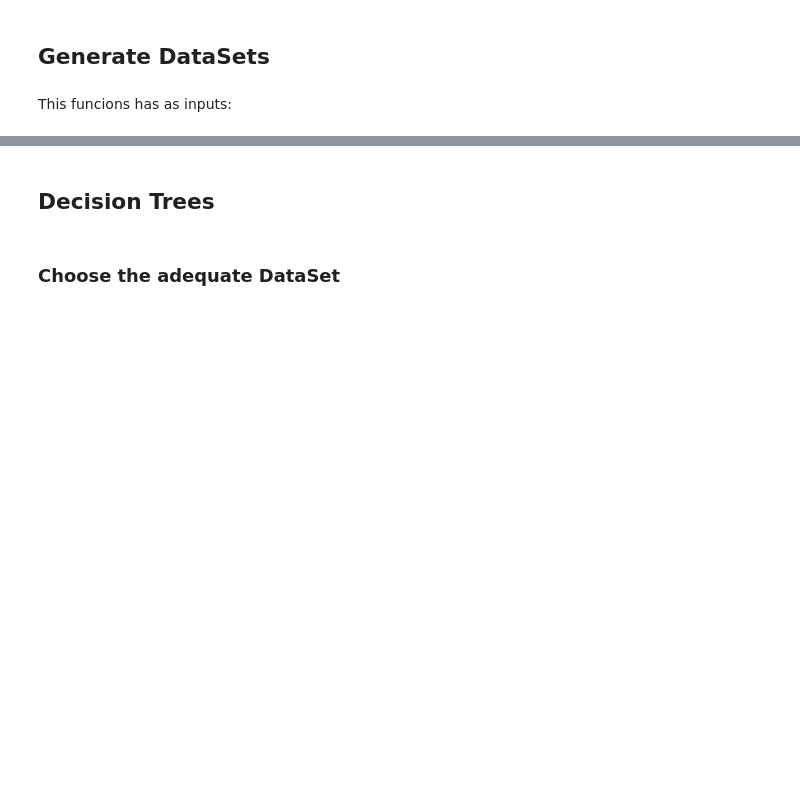
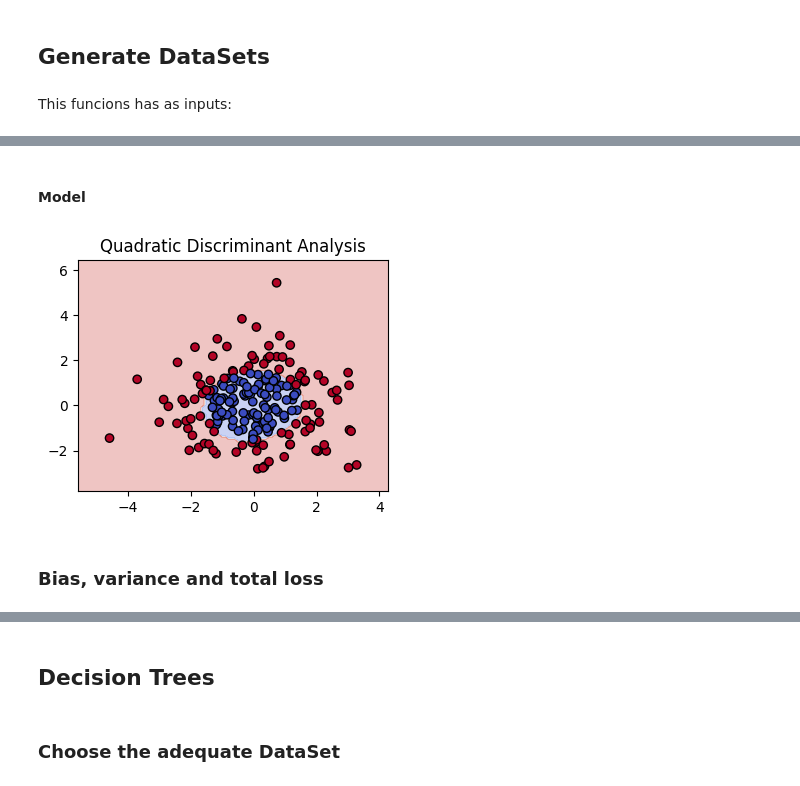
Before and after one commit to RodriCouto/ML_na_previsao_do_tempo_de_internato, a Jupyter notebook: ML_groupR.ipynb, the cells around one changed output, grey strips where cells are left out. Cells and saved outputs as stored; diff of their text form; code cells hidden in the pictures; blank space fills up the shorter version.

```diff
--- a/ML_groupR.ipynb
+++ b/ML_groupR.ipynb
@@ -89,0 +177,6 @@ This funcions has as inputs:
+# %%
+X, y = make_gaussian_quantiles(mean=(0, 0), cov=2.0, n_samples=200, n_classes=2, random_state=42)
+
+df_qda = pd.concat([pd.DataFrame(X), pd.Series(y)], axis=1)
+
+df_qda.head()
@@ -89,0 +190,20 @@ This funcions has as inputs:
+# %% [markdown]
+#### Model
+# %%
+X, y = df_qda.iloc[:, :-1].values, df_qda.iloc[:, -1].values
+
+X_train, X_test, y_train, y_test = train_test_split(X, y, test_size=0.3, random_state=42)
+
+qda = QuadraticDiscriminantAnalysis()
+
+qda.fit(X_train, y_train)
+
+y_pred = qda.predict(X_test)
+
+plt.figure(figsize=(4,3))
+plot_decision_boundary(qda, X, y, "Quadratic Discriminant Analysis")
+plt.show()
+# %% [output]
+[figure, added]
+# %% [markdown]
+### Bias, variance and total loss
```
Also changed, not shown: parts of 18 cells of this notebook, 1 other file.
